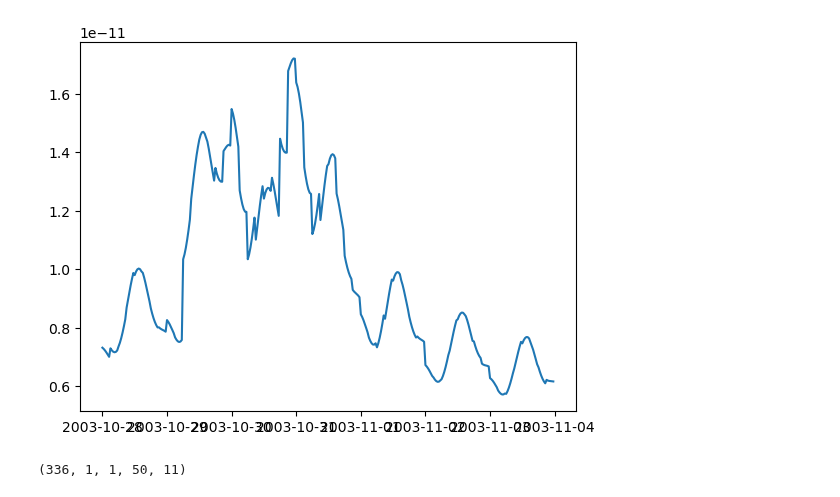
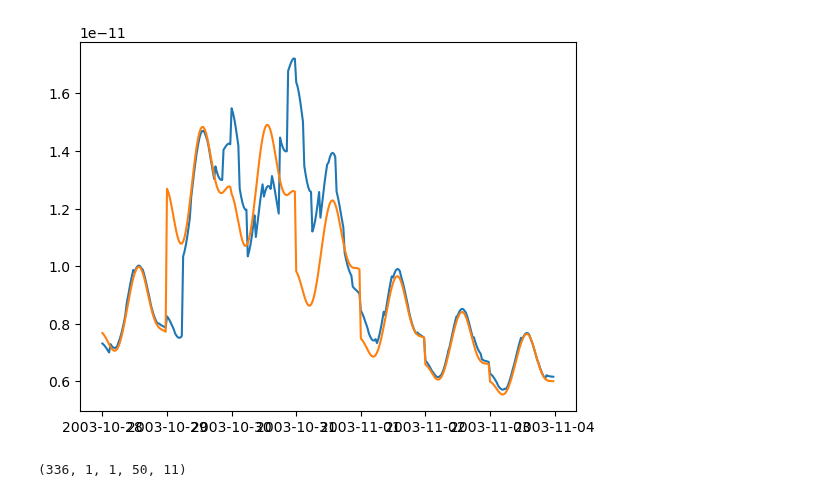
Before and after one commit to kylermurphy/SatDrag, a Jupyter notebook: Notebooks/msis_scale_height.ipynb, the cells around one changed output. Drawn from its saved outputs; the diff is of its cells as text; code cells hidden in the pictures.

```diff
--- a/Notebooks/msis_scale_height.ipynb
+++ b/Notebooks/msis_scale_height.ipynb
@@ -13,18 +11,20 @@ def lin(x, a, c):
 # %%
 dates = np.arange(np.datetime64("2003-10-28T00:00"), np.datetime64("2003-11-04T00:00"), np.timedelta64(30, "m"))
 # geomagnetic_activity=-1 is a storm-time run
 lon = 0
 lat = 70
 alts = np.linspace(375, 425, 50)
 data = msis.run(dates,lon, lat, alts, geomagnetic_activity=-1)
+data2 = msis.run(dates,lon, lat, alts)
 
 # Plot the data
 import matplotlib.pyplot as plt
 # Total mass density over time
 plt.plot(dates, data[:, 0, 0, 0, 0])
+plt.plot(dates, data2[:, 0, 0, 0, 0])
 plt.show()
 # %% [output]
-[figure, old version]
+[figure, new version]
 # %%
 data.shape
 # %% [output]
```
Also changed, not shown: parts of 2 cells of this notebook, 3 other files.
